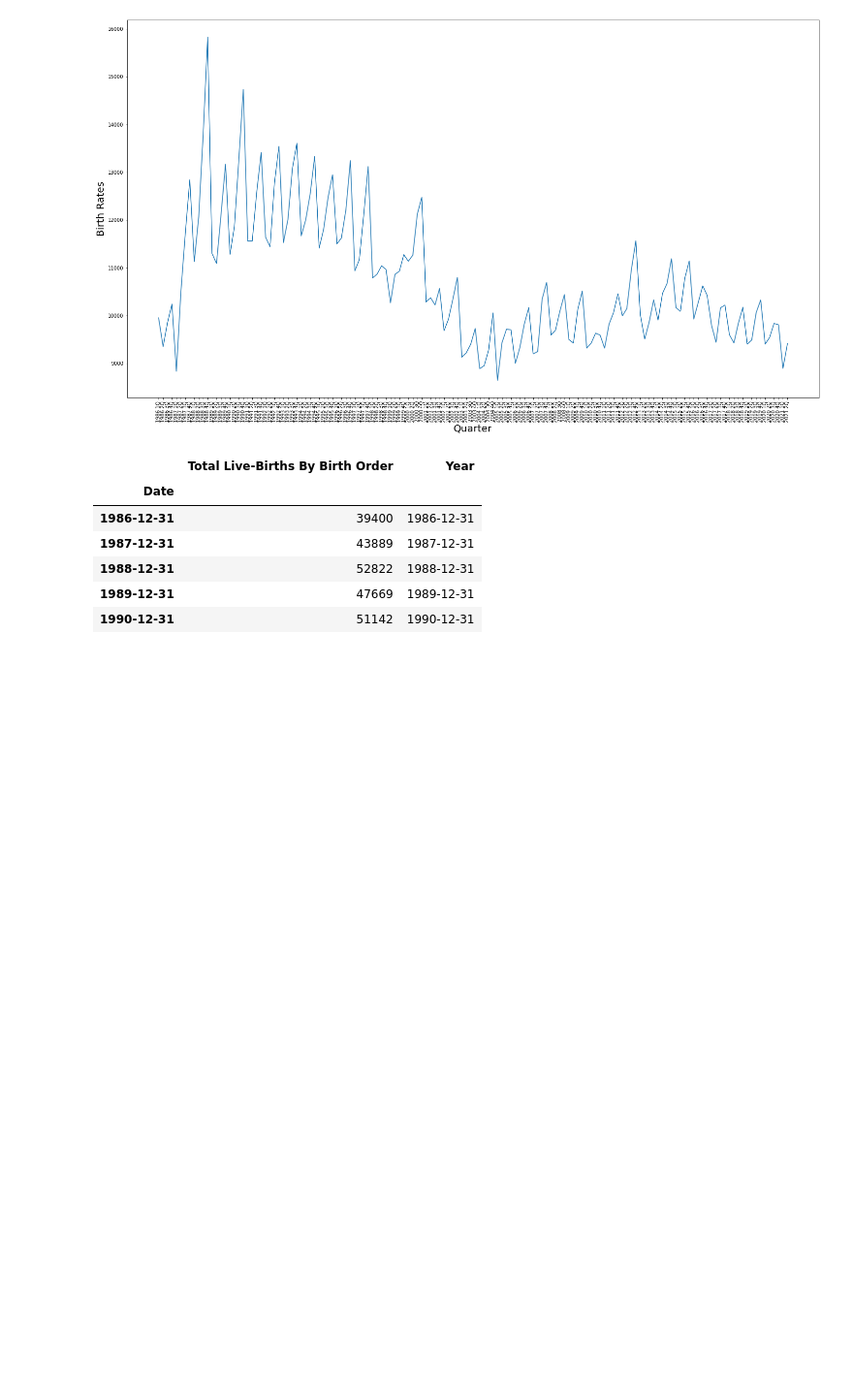
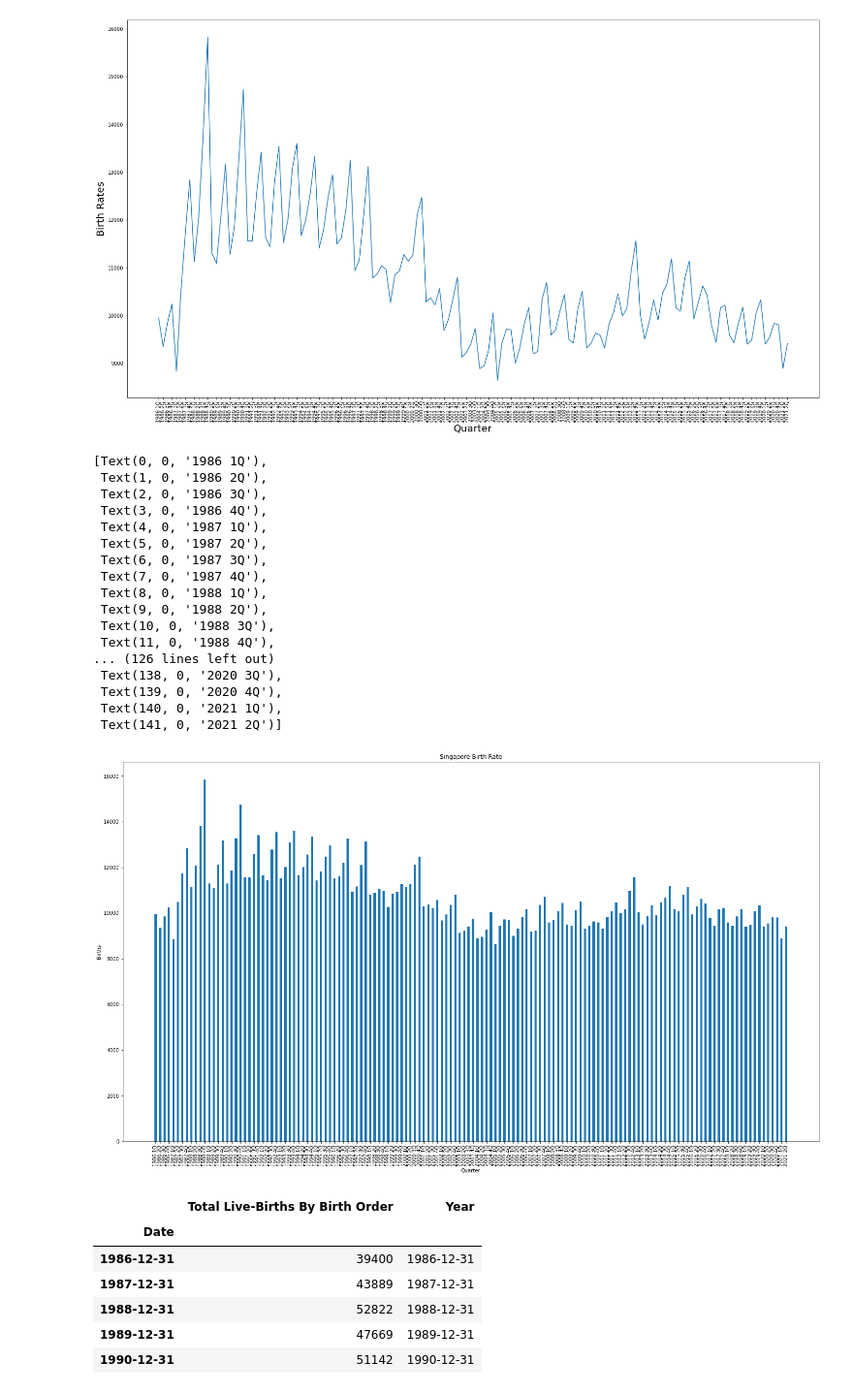
Before and after one commit to KosmonautX/osiris, a Jupyter notebook: birth-death/birth projection.ipynb, the cells around one changed output. Shown: that part at 97% size. Cells and saved outputs as stored; diff of their text form; code cells hidden in the pictures; blank space fills up the shorter version.

Commit message:
combined graphs

```diff
--- a/birth-death/birth projection.ipynb
+++ b/birth-death/birth projection.ipynb
@@ -22,7 +22,7 @@ births_df = births_df.iloc[::-1]
 no_of_rows = len(births_df.index)
 print(no_of_rows)
 # only plot half of the data so i can see better
-# births_df = births_df.iloc[0:int(no_of_rows/2)]
+births_df = births_df.iloc[0:int(no_of_rows)]
 births_df.head()
 # %% [output]
 142
@@ -67,6 +67,33 @@ plt.xticks(rotation=90)
 plt.show()
 # %% [output]
 [figure]
+# %%
+fig, ax = plt.subplots(figsize=(25,14))
+bar_width = 0.5
+ax.bar(births_df.Quarter, births_df["Total Live-Births By Birth Order"], bar_width)
+ax.set_xlabel('Quarter')
+ax.set_ylabel('Births')
+ax.set_title('Singapore Birth Rate')
+ax.set_xticklabels(births_df.index, Rotation=90)
+# %% [output]
+[Text(0, 0, '1986 1Q'),
+ Text(1, 0, '1986 2Q'),
+ Text(2, 0, '1986 3Q'),
+ Text(3, 0, '1986 4Q'),
+ Text(4, 0, '1987 1Q'),
+ Text(5, 0, '1987 2Q'),
+ Text(6, 0, '1987 3Q'),
+ Text(7, 0, '1987 4Q'),
+ Text(8, 0, '1988 1Q'),
+ Text(9, 0, '1988 2Q'),
+ Text(10, 0, '1988 3Q'),
+ Text(11, 0, '1988 4Q'),
+... (126 lines left out)
+ Text(138, 0, '2020 3Q'),
+ Text(139, 0, '2020 4Q'),
+ Text(140, 0, '2021 1Q'),
+ Text(141, 0, '2021 2Q')]
+[figure, added]
 # %%
 yearly_births = births_df.groupby([pd.Grouper(key="Date", freq="Y")])["Total Live-Births By Birth Order"].sum()
 
```
Also changed, not shown: 3 other files.
